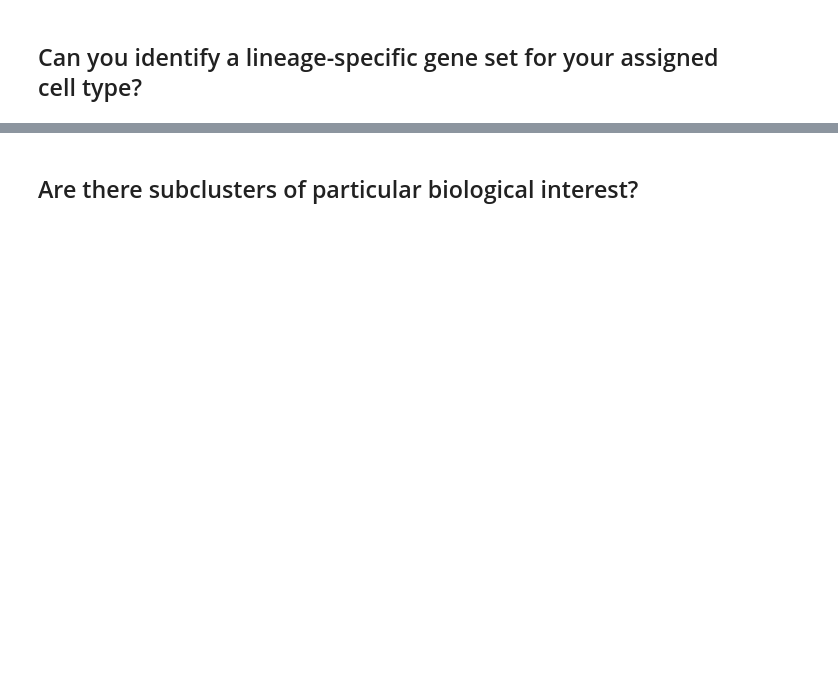
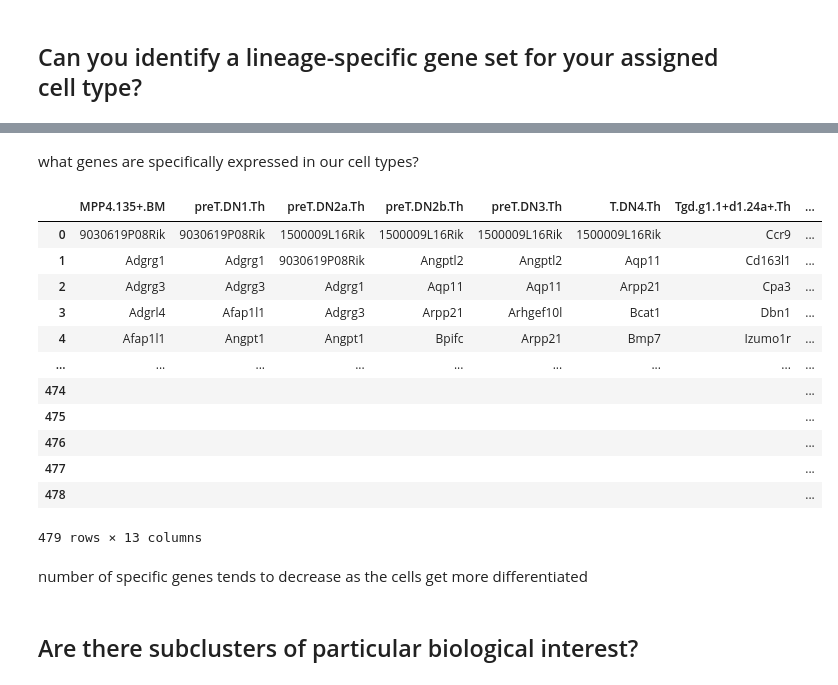
Before and after one commit to datascience-mobi-2026/topic04_team03, a Jupyter notebook: jupyter_tilmann_2.ipynb, the cells around one changed output, grey strips where cells are left out. Drawn from its saved outputs; the diff is of its cells as text; code cells hidden in the pictures; blank space fills up the shorter version.

```diff
--- a/jupyter_tilmann_2.ipynb
+++ b/jupyter_tilmann_2.ipynb
@@ -684,2 +979,23 @@ plt.show()
+# %% [markdown]
+what genes are specifically expressed in our cell types?
+# %%
+Tgd_specific_genes = specific_genes[Tgd_cells]
+Tgd_specific_genes
+# %% [output]
+|  | MPP4.135+.BM | preT.DN1.Th | preT.DN2a.Th | preT.DN2b.Th | preT.DN3.Th | T.DN4.Th | Tgd.g1.1+d1.24a+.Th | ... |
+| 0 | 9030619P08Rik | 9030619P08Rik | 1500009L16Rik | 1500009L16Rik | 1500009L16Rik | 1500009L16Rik | Ccr9 | ... |
+| 1 | Adgrg1 | Adgrg1 | 9030619P08Rik | Angptl2 | Angptl2 | Aqp11 | Cd163l1 | ... |
+| 2 | Adgrg3 | Adgrg3 | Adgrg1 | Aqp11 | Aqp11 | Arpp21 | Cpa3 | ... |
+| 3 | Adgrl4 | Afap1l1 | Adgrg3 | Arpp21 | Arhgef10l | Bcat1 | Dbn1 | ... |
+| 4 | Afap1l1 | Angpt1 | Angpt1 | Bpifc | Arpp21 | Bmp7 | Izumo1r | ... |
+| ... | ... | ... | ... | ... | ... | ... | ... | ... |
+| 474 |  |  |  |  |  |  |  | ... |
+| 475 |  |  |  |  |  |  |  | ... |
+| 476 |  |  |  |  |  |  |  | ... |
+| 477 |  |  |  |  |  |  |  | ... |
+| 478 |  |  |  |  |  |  |  | ... |
+479 rows × 13 columns
+# %% [markdown]
+number of specific genes tends to decrease as the cells get more differentiated
 # %% [markdown]
 ## Are there subclusters of particular biological interest?
```
Also changed, not shown: parts of 26 cells of this notebook, 2 other files.
